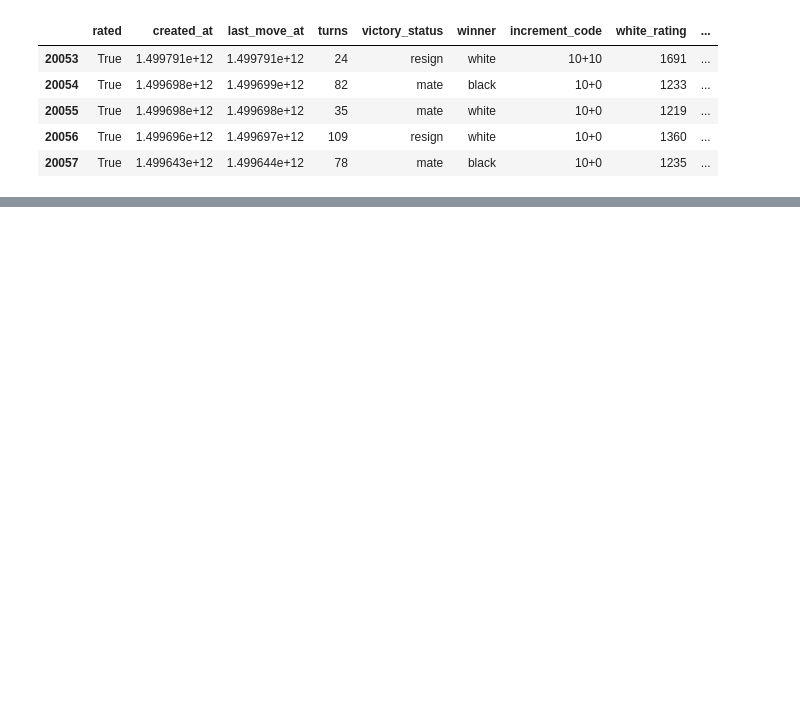
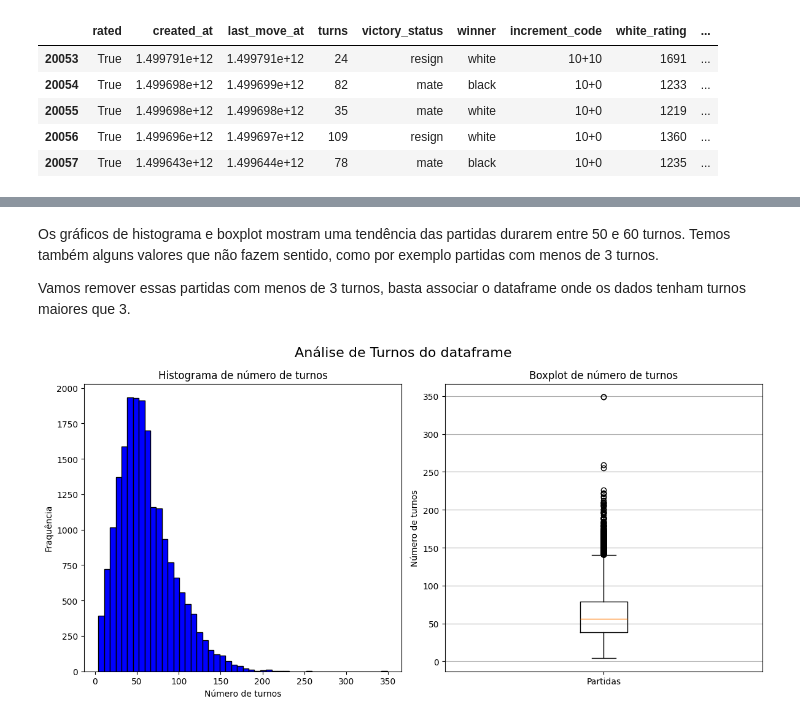
Before and after one commit to GodKelvin/chess-analytics, a Jupyter notebook: main.ipynb, the cells around one changed output, grey strips where cells are left out. Drawn from its saved outputs; the diff is of its cells as text; code cells hidden in the pictures; blank space fills up the shorter version.

```diff
--- a/main.ipynb
+++ b/main.ipynb
@@ -177,0 +254,9 @@ dataframe.tail(5)
+# %% [markdown]
+Os gráficos de histograma e boxplot mostram uma tendência das partidas durarem entre 50 e 60 turnos. Temos também alguns valores que não fazem sentido, como por exemplo partidas com menos de 3 turnos.
+
+Vamos remover essas partidas com menos de 3 turnos, basta associar o dataframe onde os dados tenham turnos maiores que 3.
+# %%
+dataframe = dataframe[dataframe["turns"] > 3]
+plot_histograma_boxplot(dataframe)
+# %% [output]
+[figure, added]
```
Also changed, not shown: parts of 14 cells of this notebook.
